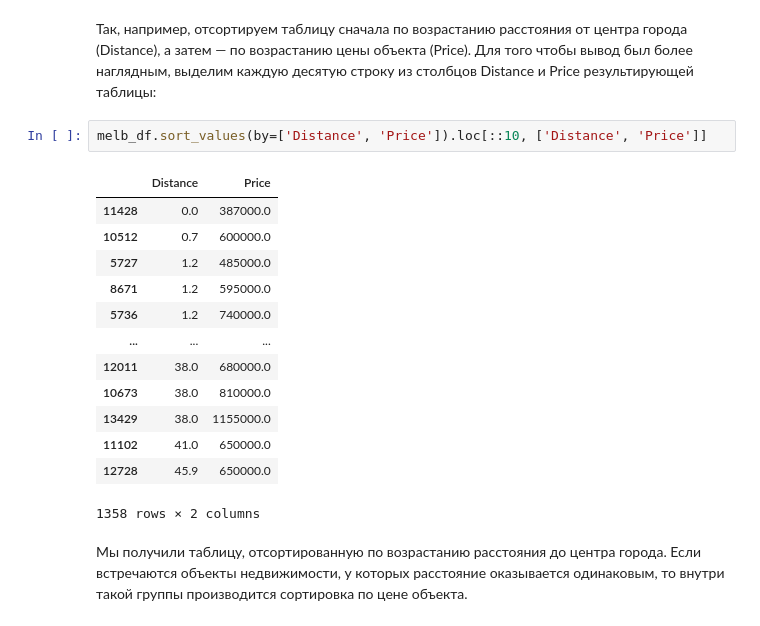
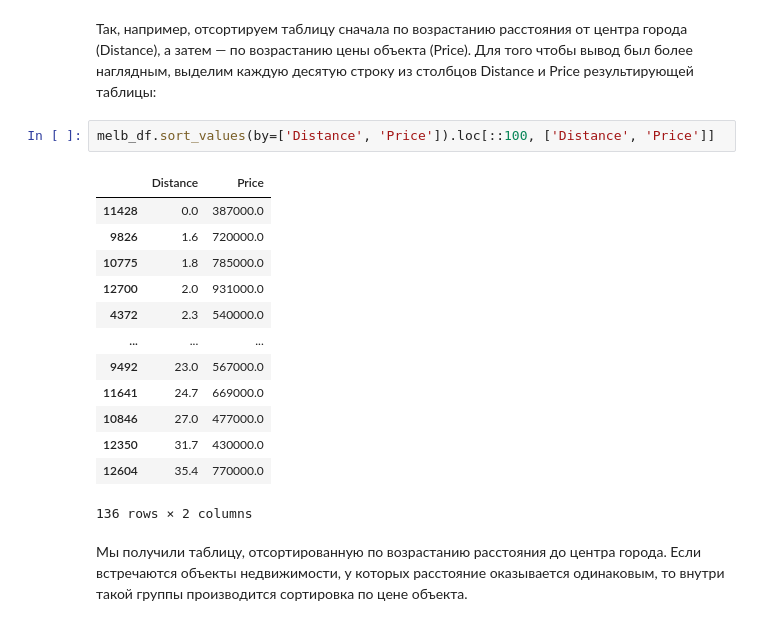
Before and after one commit to vavilove001-lab/sf_data_science, a Jupyter notebook: Notes/Pandas/analize&sort&group&pivot_table.ipynb, the cells around one changed output. Cells and saved outputs as stored; diff of their text form.

```diff
--- a/Notes/Pandas/analize&sort&group&pivot_table.ipynb
+++ b/Notes/Pandas/analize&sort&group&pivot_table.ipynb
@@ -175,21 +175,21 @@ melb_df.sort_values(by='Date', ascending=False)
 # %% [markdown]
 Так, например, отсортируем таблицу сначала по возрастанию расстояния от центра города (Distance), а затем — по возрастанию цены объекта (Price). Для того чтобы вывод был более наглядным, выделим каждую десятую строку из столбцов Distance и Price результирующей таблицы:
 # %%
-melb_df.sort_values(by=['Distance', 'Price']).loc[::10, ['Distance', 'Price']]
+melb_df.sort_values(by=['Distance', 'Price']).loc[::100, ['Distance', 'Price']]
 # %% [output]
 |  | Distance | Price |
 | 11428 | 0.0 | 387000.0 |
-| 10512 | 0.7 | 600000.0 |
-| 5727 | 1.2 | 485000.0 |
-| 8671 | 1.2 | 595000.0 |
-| 5736 | 1.2 | 740000.0 |
+| 9826 | 1.6 | 720000.0 |
+| 10775 | 1.8 | 785000.0 |
+| 12700 | 2.0 | 931000.0 |
+| 4372 | 2.3 | 540000.0 |
 | ... | ... | ... |
-| 12011 | 38.0 | 680000.0 |
-| 10673 | 38.0 | 810000.0 |
-| 13429 | 38.0 | 1155000.0 |
-| 11102 | 41.0 | 650000.0 |
-| 12728 | 45.9 | 650000.0 |
+| 9492 | 23.0 | 567000.0 |
+| 11641 | 24.7 | 669000.0 |
+| 10846 | 27.0 | 477000.0 |
+| 12350 | 31.7 | 430000.0 |
+| 12604 | 35.4 | 770000.0 |
-1358 rows × 2 columns
+136 rows × 2 columns
 # %% [markdown]
 Мы получили таблицу, отсортированную по возрастанию расстояния до центра города. Если встречаются объекты недвижимости, у которых расстояние оказывается одинаковым, то внутри такой группы производится сортировка по цене объекта.
 # %% [markdown]
```
Also changed, not shown: parts of 14 cells of this notebook, 2 other files.
